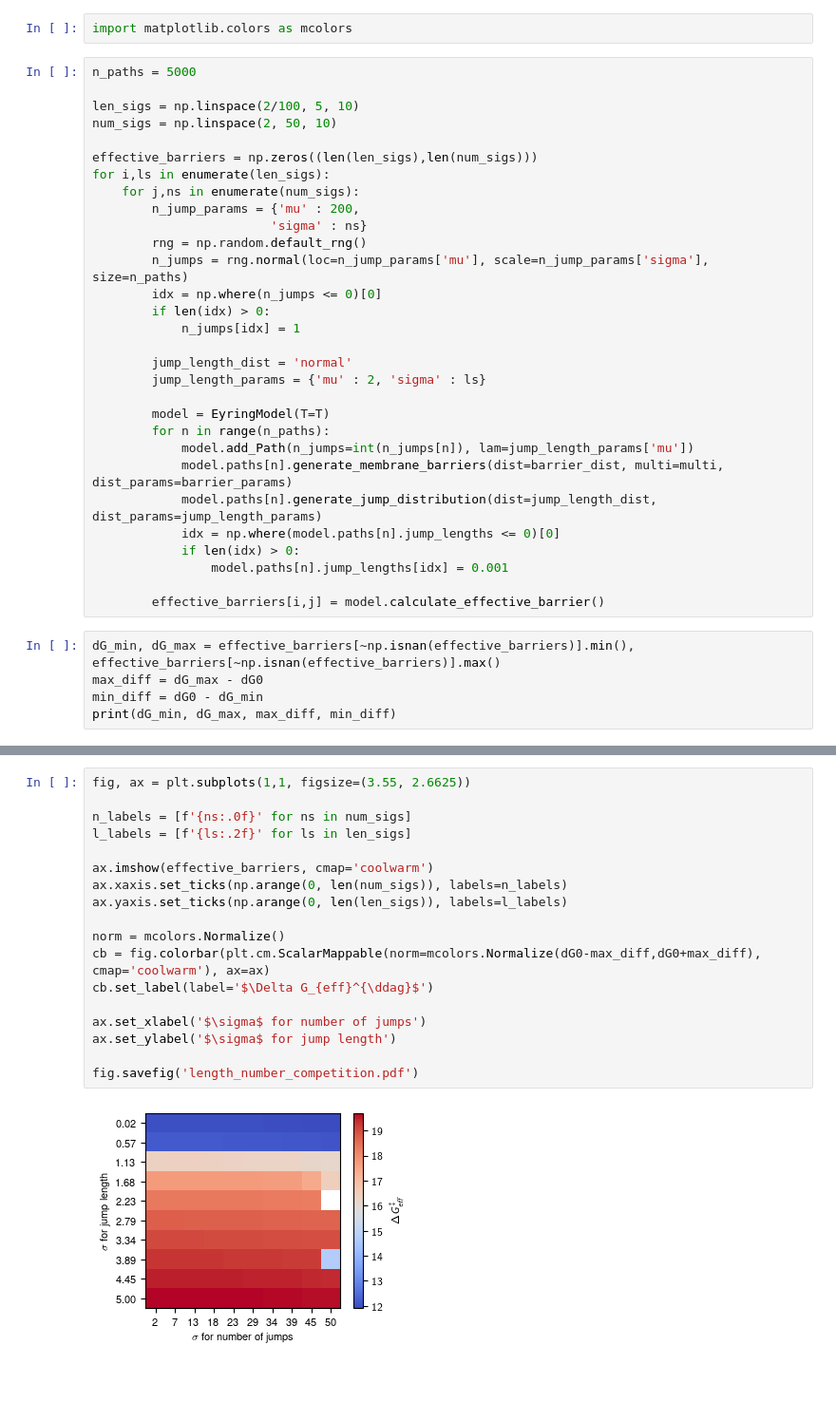
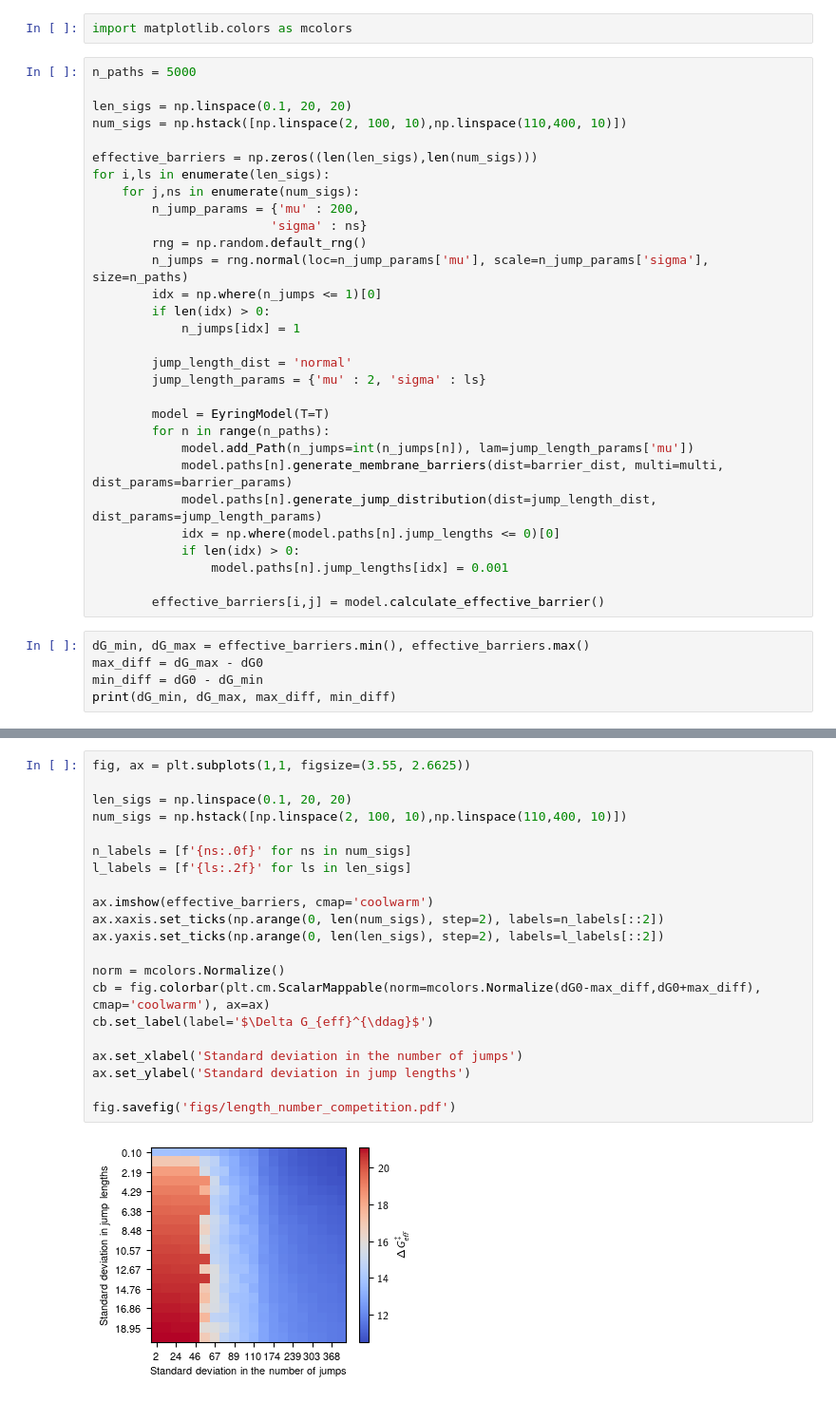
Before and after one commit to schwinns/eyring_model, a Jupyter notebook: jump_distribution_analysis.ipynb, the cells around one changed output, grey strips where cells are left out. Shown at 95% size. Drawn from its saved outputs; the diff is of its cells as text.

Commit message:
update the jump distribution effects figures

```diff
--- a/jump_distribution_analysis.ipynb
+++ b/jump_distribution_analysis.ipynb
@@ -480,8 +480,8 @@ import matplotlib.colors as mcolors
 # %%
 n_paths = 5000
 
-len_sigs = np.linspace(2/100, 5, 10)
-num_sigs = np.linspace(2, 50, 10)
+len_sigs = np.linspace(0.1, 20, 20)
+num_sigs = np.hstack([np.linspace(2, 100, 10),np.linspace(110,400, 10)])
 
 effective_barriers = np.zeros((len(len_sigs),len(num_sigs)))
 for i,ls in enumerate(len_sigs):
@@ -490,7 +490,7 @@ for i,ls in enumerate(len_sigs):
                         'sigma' : ns}
         rng = np.random.default_rng()
         n_jumps = rng.normal(loc=n_jump_params['mu'], scale=n_jump_params['sigma'], size=n_paths)
-        idx = np.where(n_jumps <= 0)[0]
+        idx = np.where(n_jumps <= 1)[0]
         if len(idx) > 0:
             n_jumps[idx] = 1
 
@@ -508,7 +508,7 @@ for i,ls in enumerate(len_sigs):
 
         effective_barriers[i,j] = model.calculate_effective_barrier()
 # %%
-dG_min, dG_max = effective_barriers[~np.isnan(effective_barriers)].min(), effective_barriers[~np.isnan(effective_barriers)].max()
+dG_min, dG_max = effective_barriers.min(), effective_barriers.max()
 max_diff = dG_max - dG0
 min_diff = dG0 - dG_min
 print(dG_min, dG_max, max_diff, min_diff)
@@ -517,23 +517,26 @@ print(dG_min, dG_max, max_diff, min_diff)
 # %%
 fig, ax = plt.subplots(1,1, figsize=(3.55, 2.6625))
+
+len_sigs = np.linspace(0.1, 20, 20)
+num_sigs = np.hstack([np.linspace(2, 100, 10),np.linspace(110,400, 10)])
 
 n_labels = [f'{ns:.0f}' for ns in num_sigs]
 l_labels = [f'{ls:.2f}' for ls in len_sigs]
 
 ax.imshow(effective_barriers, cmap='coolwarm')
-ax.xaxis.set_ticks(np.arange(0, len(num_sigs)), labels=n_labels)
-ax.yaxis.set_ticks(np.arange(0, len(len_sigs)), labels=l_labels)
+ax.xaxis.set_ticks(np.arange(0, len(num_sigs), step=2), labels=n_labels[::2])
+ax.yaxis.set_ticks(np.arange(0, len(len_sigs), step=2), labels=l_labels[::2])
 
 norm = mcolors.Normalize()
 cb = fig.colorbar(plt.cm.ScalarMappable(norm=mcolors.Normalize(dG0-max_diff,dG0+max_diff), cmap='coolwarm'), ax=ax)
 cb.set_label(label='$\Delta G_{eff}^{\ddag}$')
 
-ax.set_xlabel('$\sigma$ for number of jumps')
-ax.set_ylabel('$\sigma$ for jump length')
+ax.set_xlabel('Standard deviation in the number of jumps')
+ax.set_ylabel('Standard deviation in jump lengths')
 
-fig.savefig('length_number_competition.pdf')
+fig.savefig('figs/length_number_competition.pdf')
 # %% [output]
-[figure, old version]
+[figure, new version]
 # %%
 n_paths = 5000
 
```
Also changed, not shown: parts of 20 cells of this notebook, 5 other files.
